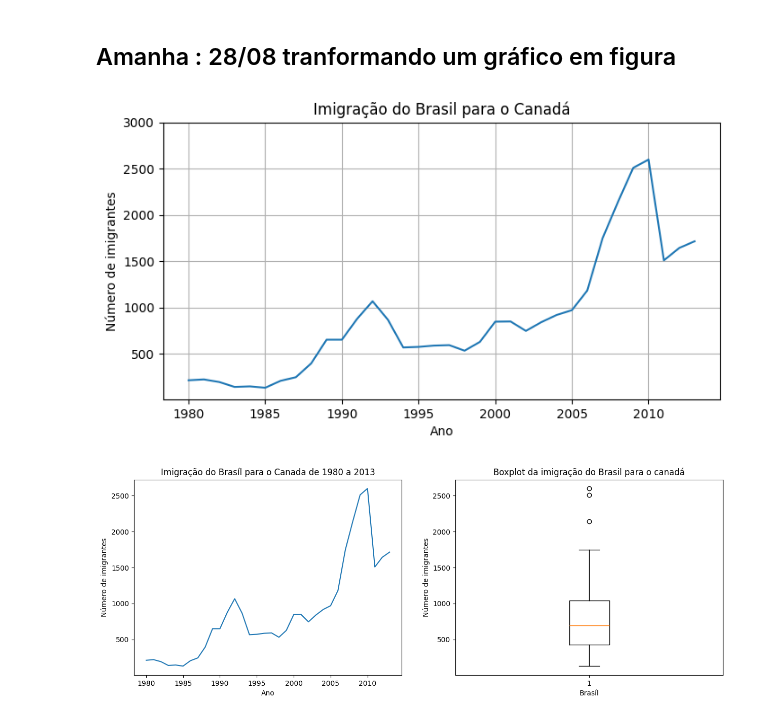
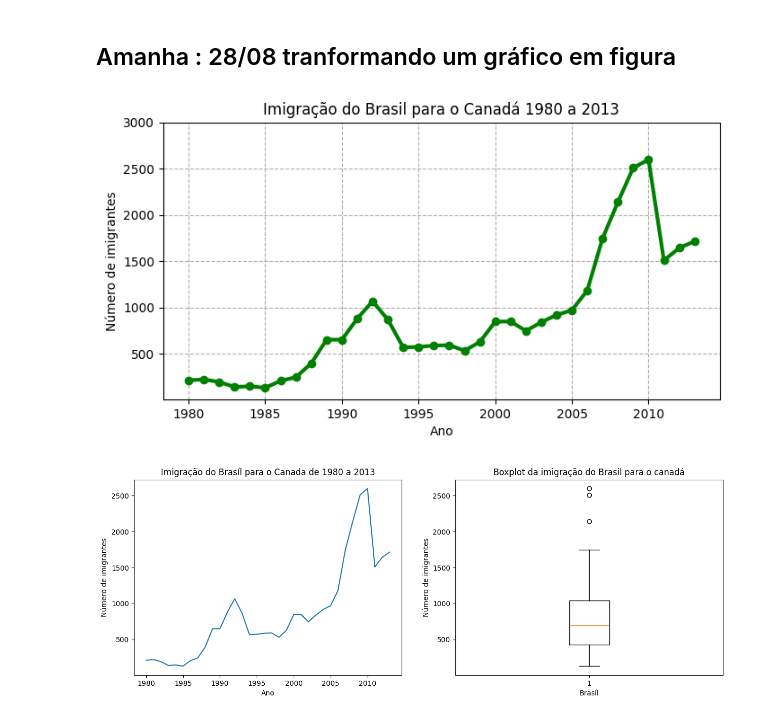
Before and after one commit to rafaelflorentinobarbosa/DataScience, a Jupyter notebook: semanaestatistica/notebooks/aula01.ipynb, the cells around one changed output. Cells and saved outputs as stored; diff of their text form; code cells hidden in the pictures.

```diff
--- a/semanaestatistica/notebooks/aula01.ipynb
+++ b/semanaestatistica/notebooks/aula01.ipynb
@@ -271,22 +271,23 @@ plt.show()
 # %%
 plt.figure(figsize=(8,4))
 # 1 polegada == 2.54 cm
 # largura 8 = 20,32 cm
 # altura 4 = 10.16 cm
 # DPI (dots per inch, ou pontos por polegada).
 # Padrão no matplotlib - DPI = 100
 # Largura: 8 polegadas x 100 DPT = 800 pixels.
 # Altura: 4 polegadas x 100 DPI = 400 pixels.
-plt.plot(dados_brasil['ano'],dados_brasil['imigrantes'])
+plt.plot(dados_brasil['ano'],dados_brasil['imigrantes'],marker='o',lw=3,color='g')
 plt.xticks(['1980','1985','1990','1995','2000','2005','2010'])
 plt.yticks([500,1000,1500,2000,2500,3000])
 plt.grid()
-plt.title("Imigração do Brasil para o Canadá")
+plt.title("Imigração do Brasil para o Canadá 1980 a 2013")
 plt.xlabel("Ano")
 plt.ylabel("Número de imigrantes")
+plt.grid(linestyle='--')
 plt.show()
 # %% [output]
-[figure, old version]
+[figure, new version]
 # %%
 # Criar uma figura
 fig,axs = plt.subplots(1,2,figsize=(15,5))
```
Also changed, not shown: parts of 7 cells of this notebook.
